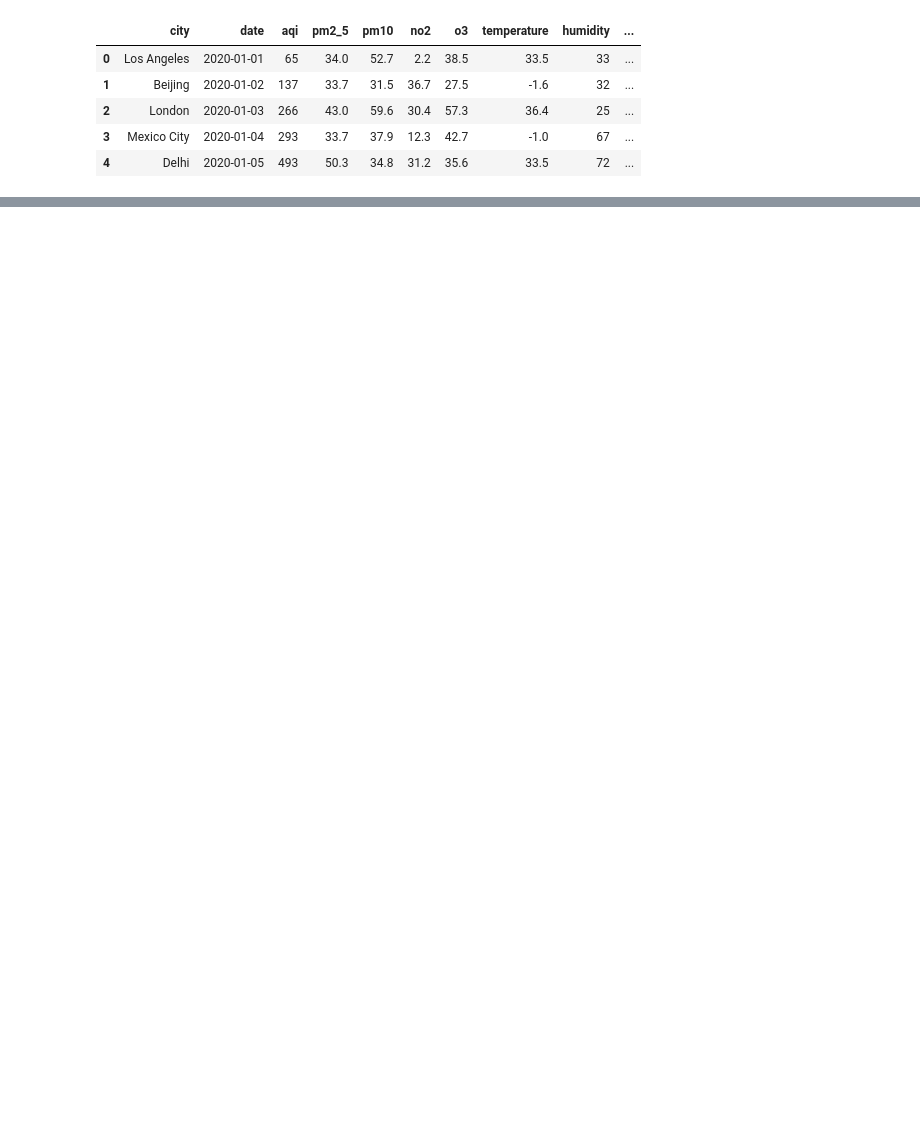
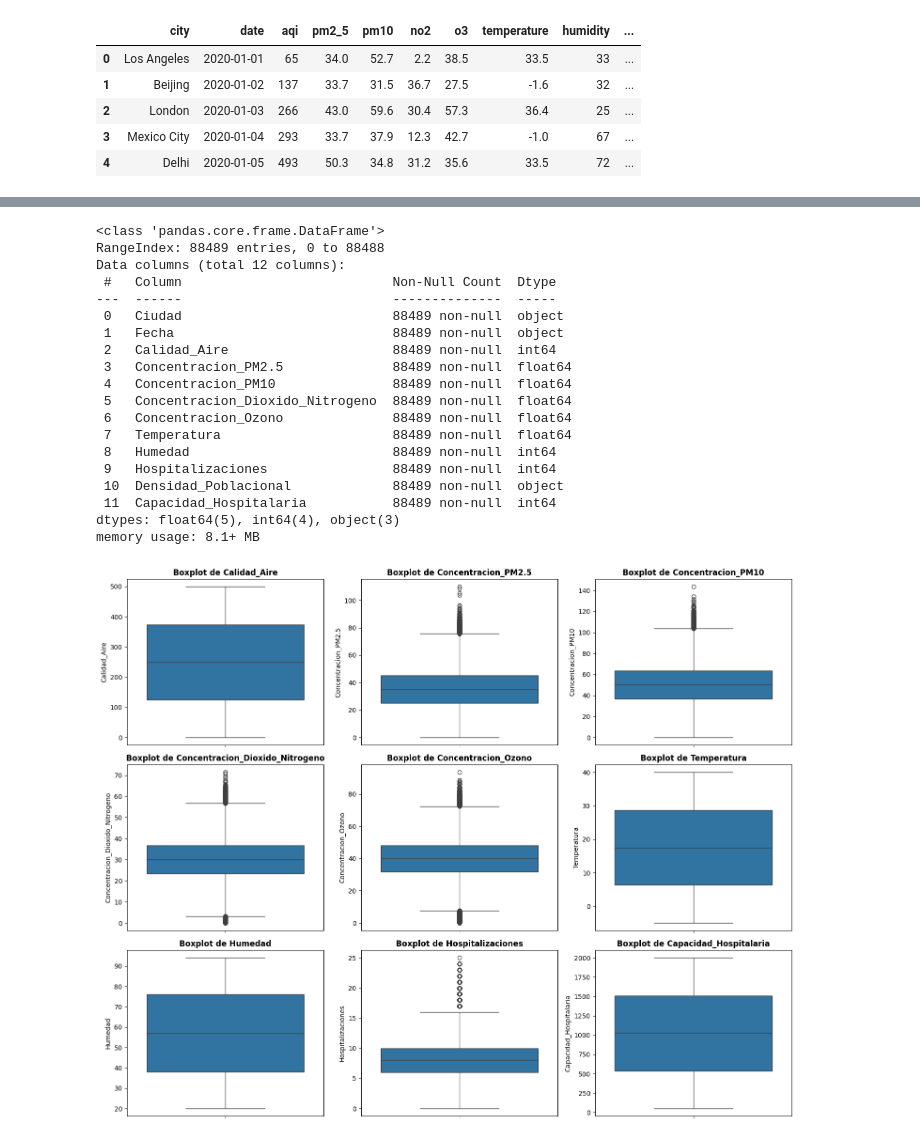
Before and after one commit to AlejandroAvila43/MineriaDeDatos, a Jupyter notebook: Air quality/AirQuality.ipynb, the cells around one changed output, grey strips where cells are left out. Cells and saved outputs as stored; diff of their text form; code cells hidden in the pictures; blank space fills up the shorter version.

```diff
--- a/Air quality/AirQuality.ipynb
+++ b/Air quality/AirQuality.ipynb
@@ -17,0 +277,39 @@ dataset.head() # viendo si se cargo de manera correcta los datos
+# %%
+dataset.info()
+
+n_columnas = 3  # Puedes ajustar este número
+n_filas = int(np.ceil(len(columnas_numericas) / n_columnas))
+
+# Crear la figura
+plt.figure(figsize=(5 * n_columnas, 4 * n_filas))
+
+# Crear boxplot para cada columna
+for i, col in enumerate(columnas_numericas, 1):
+    plt.subplot(n_filas, n_columnas, i)
+    sns.boxplot(y=dataset[col])
+    plt.title(f'Boxplot de {col}', fontweight='bold')
+    plt.ylabel(col)
+
+plt.tight_layout()
+plt.show()
+# %% [output]
+<class 'pandas.core.frame.DataFrame'>
+RangeIndex: 88489 entries, 0 to 88488
+Data columns (total 12 columns):
+ #   Column                           Non-Null Count  Dtype
+---  ------                           --------------  -----
+ 0   Ciudad                           88489 non-null  object
+ 1   Fecha                            88489 non-null  object
+ 2   Calidad_Aire                     88489 non-null  int64
+ 3   Concentracion_PM2.5              88489 non-null  float64
+ 4   Concentracion_PM10               88489 non-null  float64
+ 5   Concentracion_Dioxido_Nitrogeno  88489 non-null  float64
+ 6   Concentracion_Ozono              88489 non-null  float64
+ 7   Temperatura                      88489 non-null  float64
+ 8   Humedad                          88489 non-null  int64
+ 9   Hospitalizaciones                88489 non-null  int64
+ 10  Densidad_Poblacional             88489 non-null  object
+ 11  Capacidad_Hospitalaria           88489 non-null  int64
+dtypes: float64(5), int64(4), object(3)
+memory usage: 8.1+ MB
+[figure, added]
```
Also changed, not shown: parts of 11 cells of this notebook, 1 other file.
